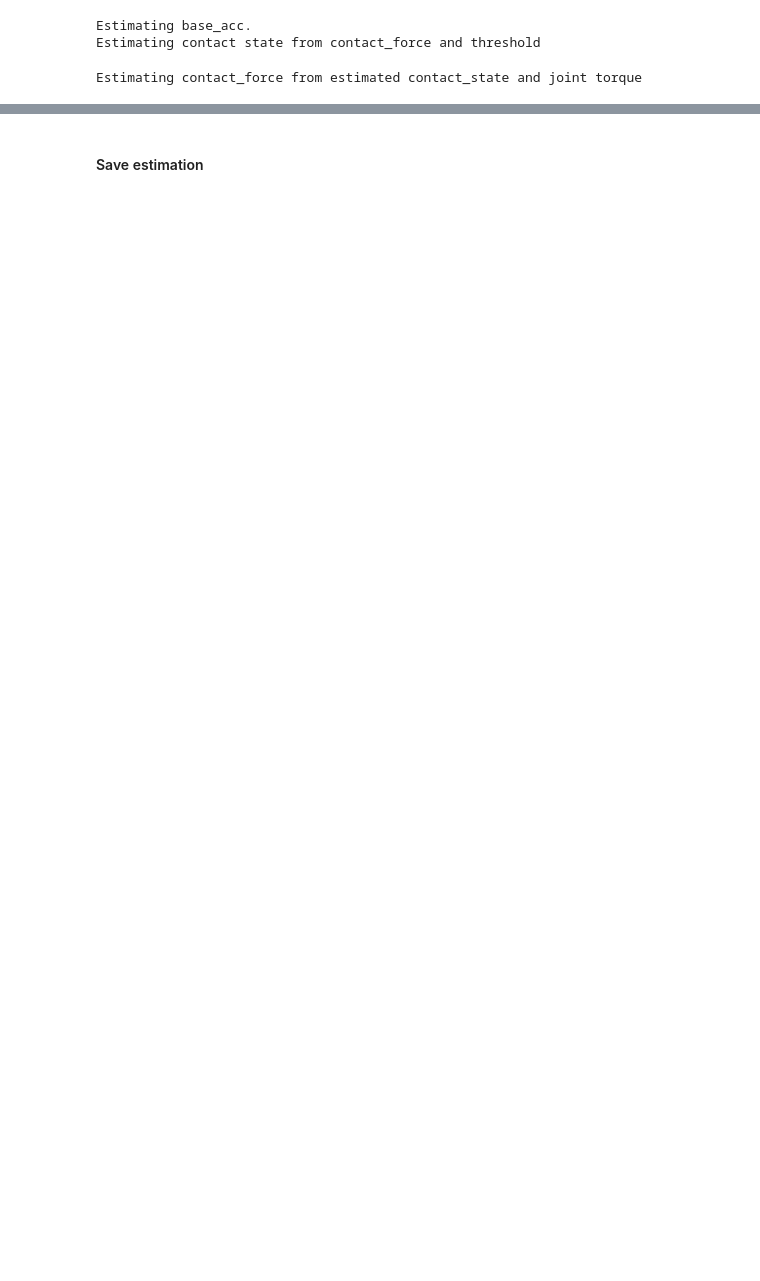
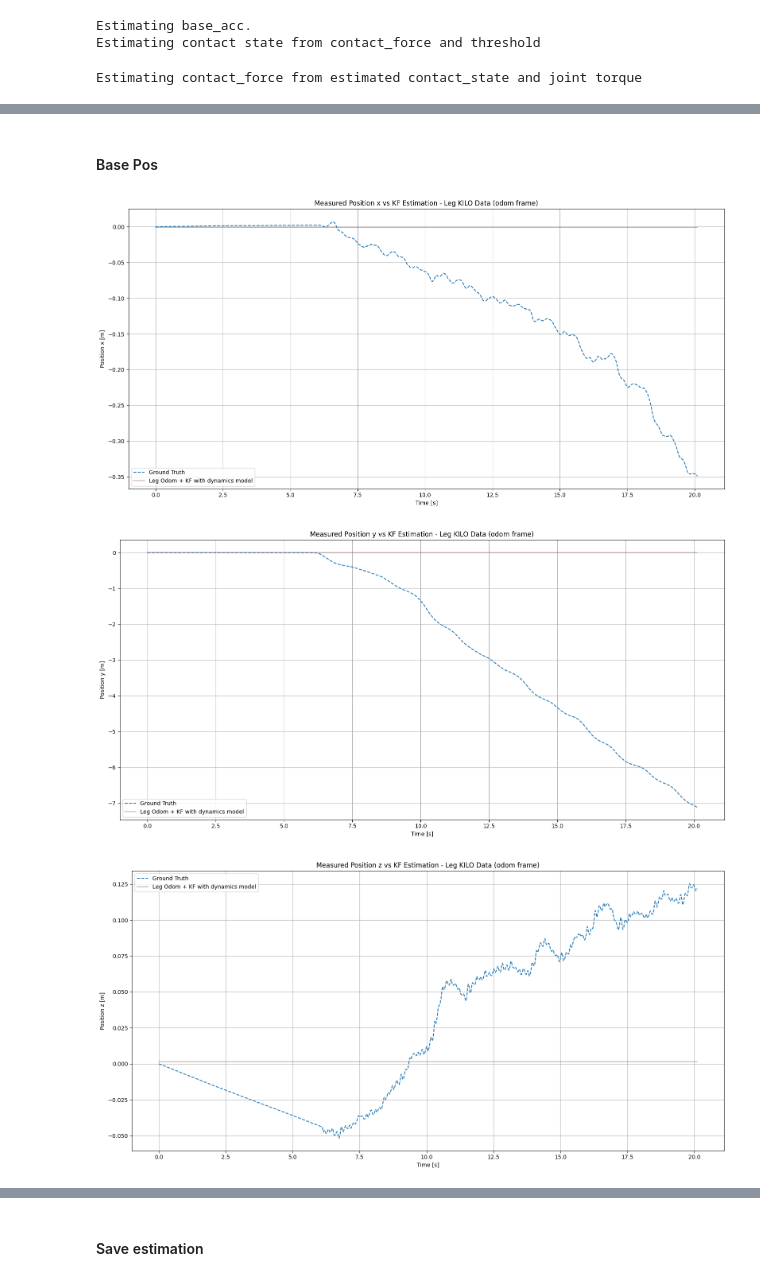
Before and after one commit to undefined-panda/mpx, a Jupyter notebook: mpx/leg_kilo_estimation.ipynb, the cells around one changed output, grey strips where cells are left out. Saved outputs shown, nothing was run; the diff lists cells and outputs as text; code cells hidden in the pictures; blank space fills up the shorter version.

```diff
--- a/mpx/leg_kilo_estimation.ipynb
+++ b/mpx/leg_kilo_estimation.ipynb
@@ -136,0 +173,34 @@ Estimating contact_force from estimated contact_state and joint torque
+# %% [markdown]
+#### Base Pos
+# %%
+colors = ['#1f77b4', # gt
+        # '#2ca02c', # leg odom
+        '#8c564b'  # leg odom + kf, dynamics with est cf
+        ]
+
+dim = ["x", "y", "z"]
+time_state = leg_kilo_data["time_state"]
+time_state -= time_state[0]
+
+num_data_points = 10000
+
+for i in range(len(dim)):
+    gt_values = leg_kilo_data["base_pos_o"][:num_data_points, i:i+1]
+
+    pred_values = [results_leg_kilo_est["pos_update"][:num_data_points, i:i+1]]
+
+    pred_labels = ["Leg Odom + KF with dynamics model"]
+
+    compare_estimation_plot(time=time_state[:num_data_points],
+                            gt_values=gt_values,
+                            gt_label=["Ground Truth"],
+                            pred_values=pred_values,
+                            pred_labels=pred_labels,
+                            ylabel=f"Position {dim[i]} [m]",
+                            title=f"Measured Position {dim[i]} vs KF Estimation - Leg KILO Data (odom frame)",
+                            colors=colors
+                            )
+# %% [output]
+[figure, added]
+[figure, added]
+[figure, added]
```
Also changed, not shown: parts of 33 cells of this notebook, 7 other files.
